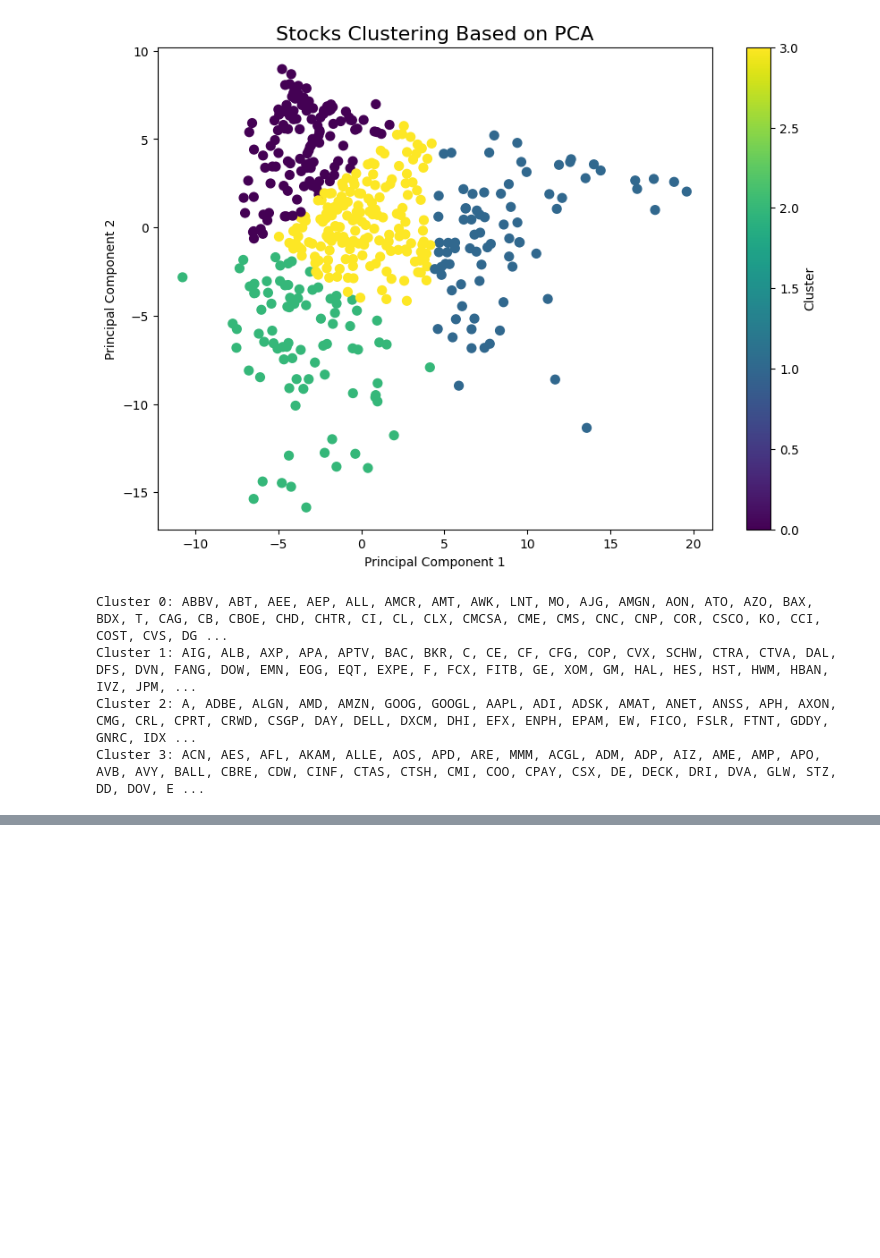
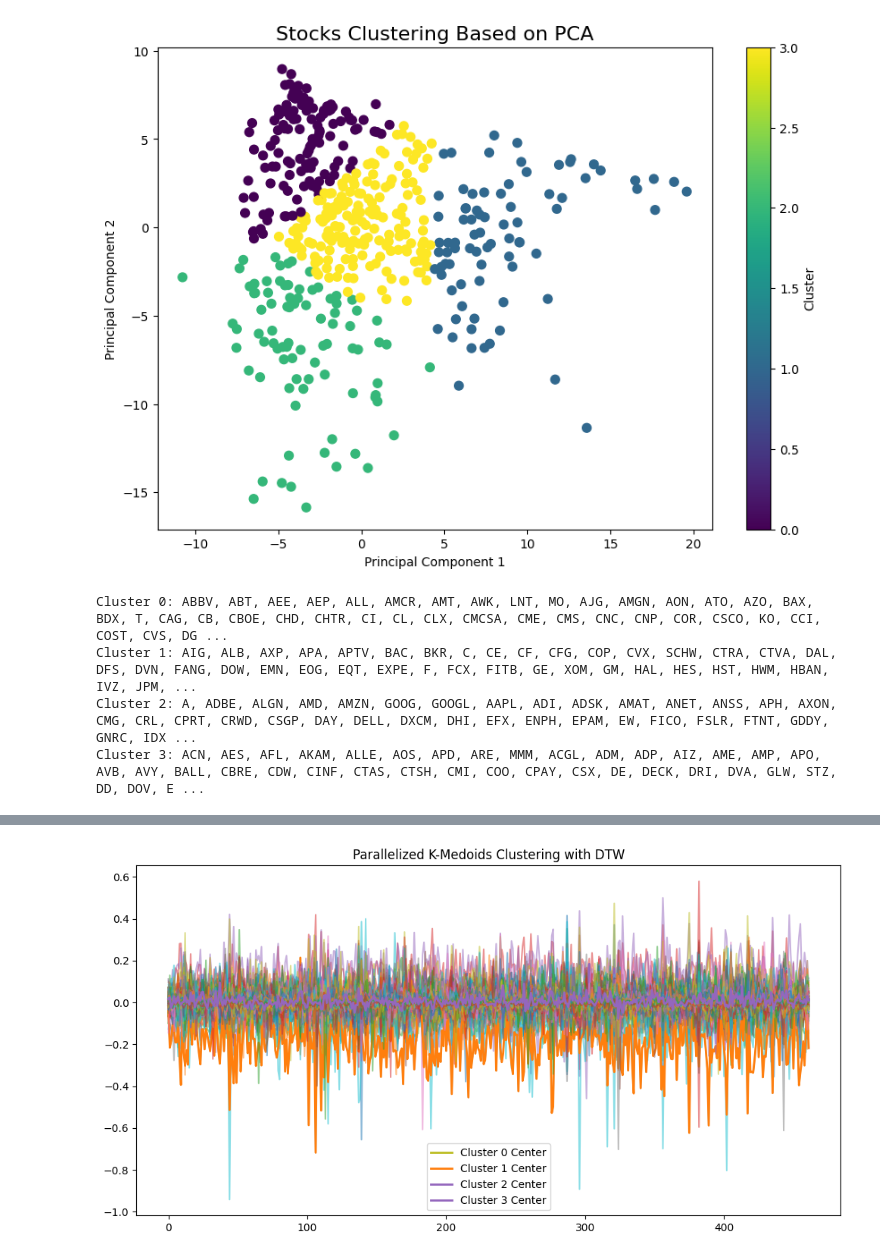
Before and after one commit to paulprayer110/stockprediction, a Jupyter notebook: TimeSeriesClustering.ipynb, the cells around one changed output, grey strips where cells are left out. Drawn from its saved outputs; the diff is of its cells as text; code cells hidden in the pictures; blank space fills up the shorter version.

```diff
--- a/TimeSeriesClustering.ipynb
+++ b/TimeSeriesClustering.ipynb
@@ -156,0 +192,19 @@ Name: Stock, Length: 124, dtype: object
+# %%
+""" Because hierarchical dtw number of clusters
+    cannot be determined beforehand, one can trim
+    the diagram and reach to its desired number of
+    clusters, using fcluster function.
+"""
+
+from scipy.cluster.hierarchy import fcluster
+
+# Apply hierarchical clustering
+linkage_matrix = linkage(squareform(dtw_matrix), method="ward")
+
+# Specify number of clusters
+num_clusters = 4  # Change as needed
+labels = fcluster(linkage_matrix, num_clusters, criterion="maxclust")
+
+# Print cluster assignments
+for cluster in range(1, num_clusters + 1):
+    print(f"Cluster {cluster}: {np.where(labels == cluster)[0]}")
@@ -156,0 +231,73 @@ Name: Stock, Length: 124, dtype: object
+# %%
+import numpy as np
+import pandas as pd
+import matplotlib.pyplot as plt
+from pyclustering.cluster.kmedoids import kmedoids
+from tslearn.metrics import dtw
+from joblib import Parallel, delayed  # For parallel computation
+
+# Example DataFrame (Replace this with your actual data)
+df = rets['weekly_log']
+
+# Convert DataFrame to list of time series
+time_series_data = [row.values for _, row in df.iterrows()]
+time_series_data = np.array(time_series_data)  # Convert to NumPy array
+
+# Specify number of clusters
+num_clusters = 4
+
+# Function to compute DTW between two time series
+def compute_dtw(i, j, ts_data):
+    return dtw(ts_data[i], ts_data[j])
+
+# Parallelized DTW distance matrix computation
+print("Computing DTW distance matrix in parallel...")
+num_series = len(time_series_data)
+dtw_matrix = np.zeros((num_series, num_series))
+
+dtw_results = Parallel(n_jobs=-1)(
+    delayed(compute_dtw)(i, j, time_series_data)
+    for i in range(num_series) for j in range(i + 1, num_series)
+)
+
+# Fill the symmetric matrix
+index = 0
+for i in range(num_series):
+    for j in range(i + 1, num_series):
+        dtw_matrix[i, j] = dtw_results[index]
+        dtw_matrix[j, i] = dtw_results[index]
+        index += 1
+
+print("DTW matrix computation complete!")
+
+# Select initial medoid indices randomly
+initial_medoids = np.random.choice(range(num_series), num_clusters, replace=False)
+
+# Apply K-Medoids Clustering (pyclustering)
+print(f"Clustering into {num_clusters} clusters using parallelized K-Medoids...")
+kmedoids_instance = kmedoids(dtw_matrix, initial_medoids, data_type="distance_matrix")
+kmedoids_instance.process()
+clusters = kmedoids_instance.get_clusters()
+medoids = kmedoids_instance.get_medoids()
+
+# Assign labels to each time series
+labels = np.zeros(num_series)
+for cluster_idx, cluster in enumerate(clusters):
+    for index in cluster:
+        labels[index] = cluster_idx
+
+# Print cluster assignments
+for cluster_idx, cluster in enumerate(clusters):
+    print(f"Cluster {cluster_idx}: {cluster}")
+
+# Plot representative time series for each cluster
+plt.figure(figsize=(12, 6))
+for cluster_idx, cluster in enumerate(clusters):
+    for ts_idx in cluster:
+        plt.plot(time_series_data[ts_idx], alpha=0.5)
+    plt.plot(time_series_data[medoids[cluster_idx]], linewidth=2, label=f"Cluster {cluster_idx} Center")
+
+plt.legend()
+plt.title("Parallelized K-Medoids Clustering with DTW")
+plt.show()
+# %% [output]
@@ -156,0 +311 @@ Name: Stock, Length: 124, dtype: object
+[figure, added]
```
Also changed, not shown: parts of 11 cells of this notebook.
